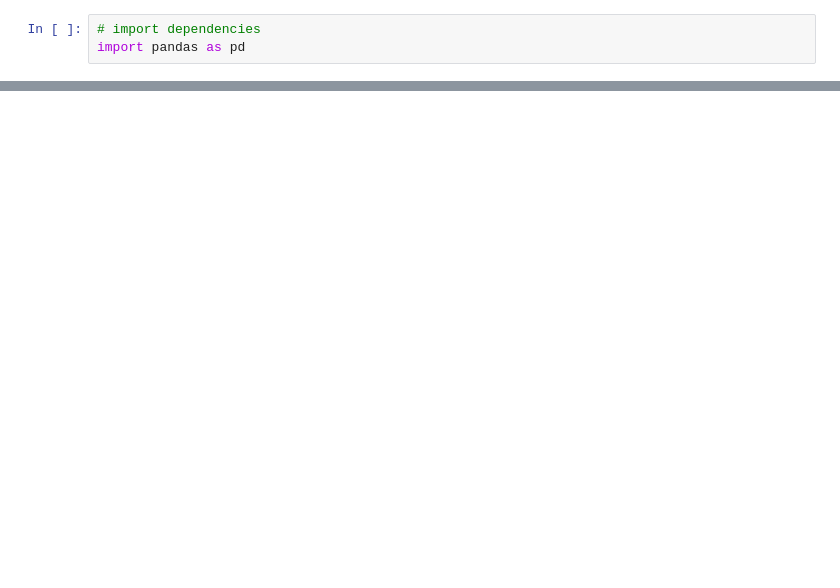
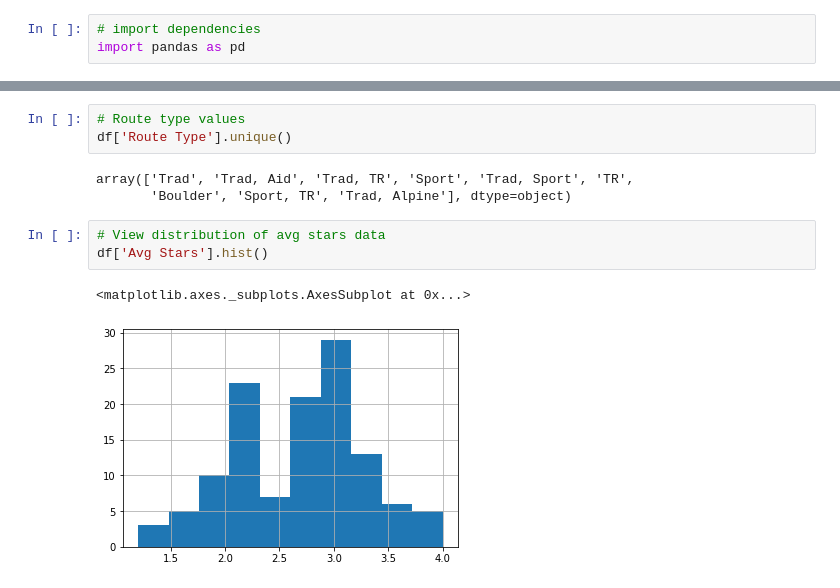
Before and after one commit to ohuete/MountainProject_Wrap, a Jupyter notebook: explore.ipynb, the cells around one changed output, grey strips where cells are left out. Cells and saved outputs as stored; diff of their text form; blank space fills up the shorter version.

```diff
--- a/explore.ipynb
+++ b/explore.ipynb
@@ -18,0 +41,12 @@ df.head()
+# %%
+# Route type values
+df['Route Type'].unique()
+# %% [output]
+array(['Trad', 'Trad, Aid', 'Trad, TR', 'Sport', 'Trad, Sport', 'TR',
+       'Boulder', 'Sport, TR', 'Trad, Alpine'], dtype=object)
+# %%
+# View distribution of avg stars data
+df['Avg Stars'].hist()
+# %% [output]
+<matplotlib.axes._subplots.AxesSubplot at 0x...>
+[figure, added]
```
Also changed, not shown: parts of 3 cells of this notebook, 2 other files.
